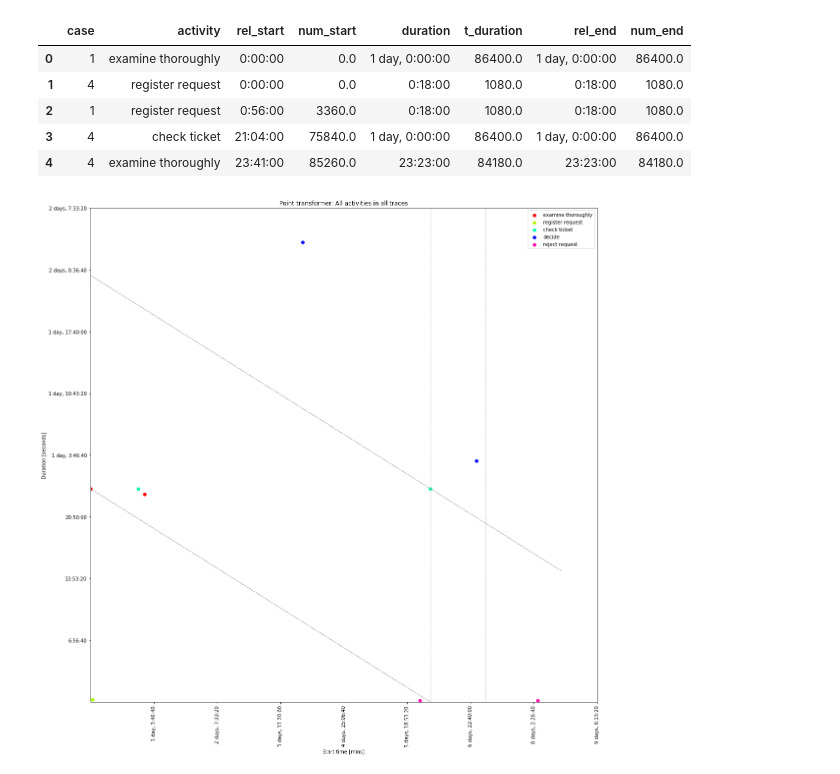
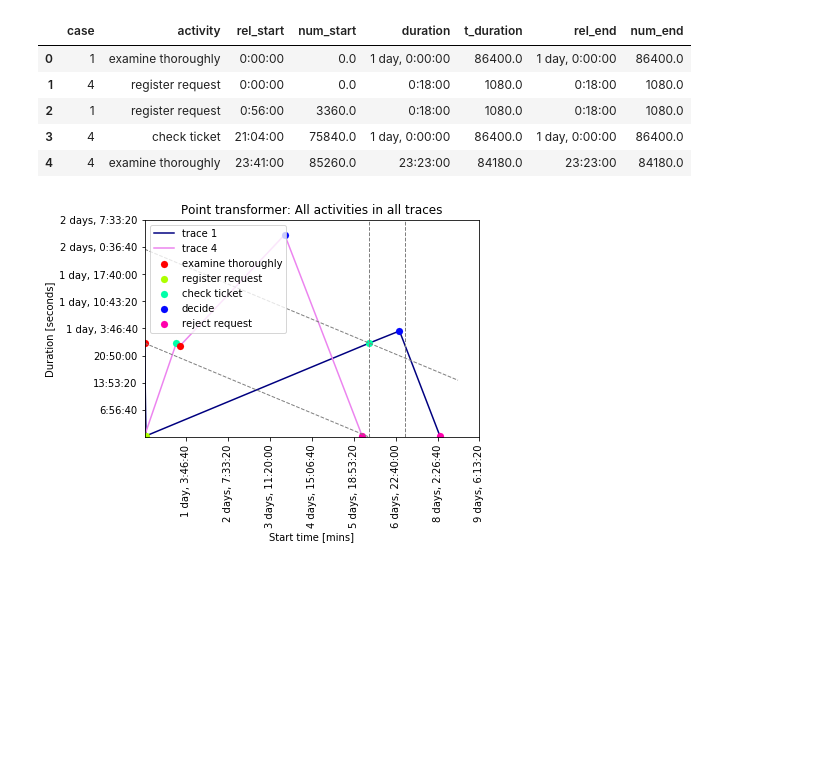
Before and after one commit to andreamalhera/perfSky, a Jupyter notebook: notebooks/pointTransformer.ipynb, the cells around one changed output. Drawn from its saved outputs; the diff is of its cells as text; code cells hidden in the pictures; blank space fills up the shorter version.

Commit message:
Adds traces to duration plot and todo to test consistency

```diff
--- a/notebooks/pointTransformer.ipynb
+++ b/notebooks/pointTransformer.ipynb
@@ -423,10 +423,11 @@ w_duration.head()
 | 4 | 4 | examine thoroughly | 23:41:00 | 85260.0 | 23:23:00 | 84180.0 | 23:23:00 | 84180.0 |
 # %%
 point = w_duration.iloc[ 7 , : ].to_frame().transpose()
+traces_selection = w_duration['case'].drop_duplicates().tolist()
 #print(point)
-plot_point_transformer('Point transformer: All activities in all traces', w_duration, size=1, duration_plot=1, allen_point=point)
+plot_point_transformer('Point transformer: All activities in all traces', w_duration, duration_plot=1, allen_point=point, traces=traces_selection)
 #plot_point_transformer('Point transformer: All activities in all traces', snippet, size=1, allen_point=snippet[(snippet['case']==4)&(snippet['num_start']==75840)])
 # %% [output]
-[figure, old version]
+[figure, new version]
 # %%
 point = w_duration.iloc[ 3 , : ].to_frame().transpose()
```
Also changed, not shown: parts of 1 cell of this notebook.
